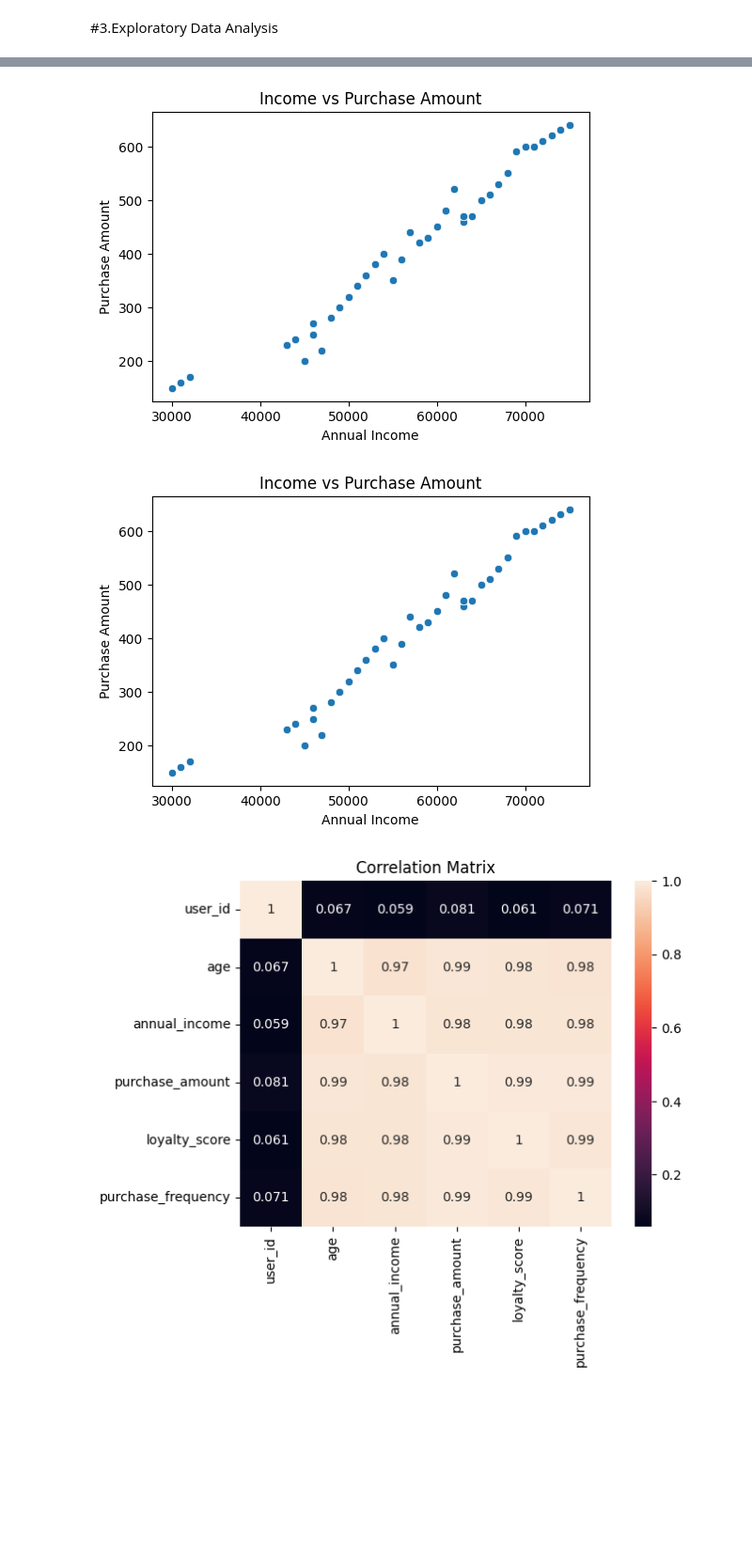
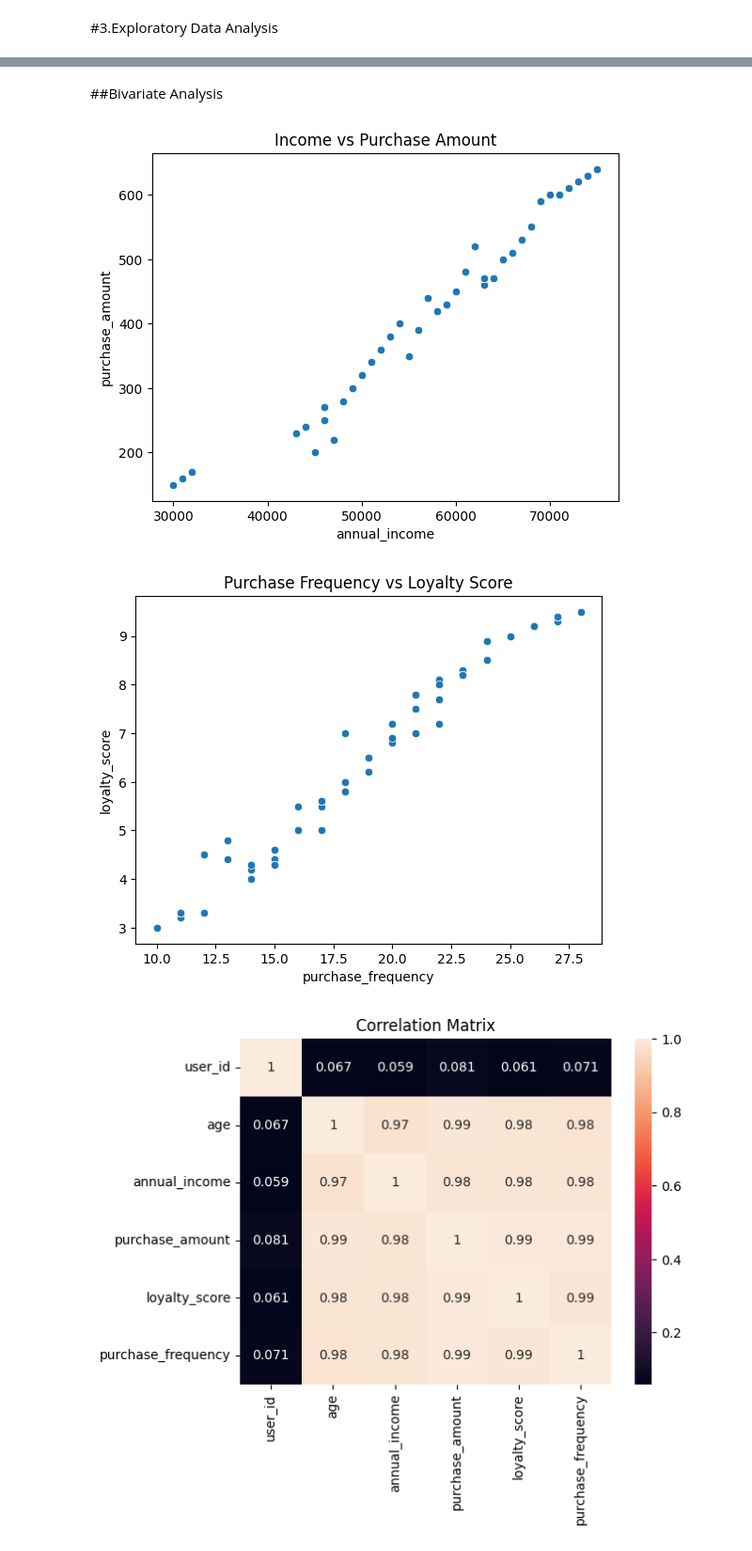
Before and after one commit to cvinushareddy/Data-science-projects, a Jupyter notebook: Task5_K_Means.ipynb, the cells around one changed output, grey strips where cells are left out. Shown at 94% size. Saved outputs shown, nothing was run; the diff lists cells and outputs as text; code cells hidden in the pictures; blank space fills up the shorter version.

```diff
--- a/Task5_K_Means.ipynb
+++ b/Task5_K_Means.ipynb
@@ -228,21 +232,19 @@ plt.show()
+# %% [markdown]
+##Bivariate Analysis
 # %%
-plt.figure(figsize=(6,4))
-sns.scatterplot(x='annual_income', y='purchase_amount', data=df)
-plt.title('Income vs Purchase Amount')
-plt.xlabel('Annual Income')
-plt.ylabel('Purchase Amount')
+plt.figure()
+sns.scatterplot(x=df['annual_income'], y=df['purchase_amount'])
+plt.title("Income vs Purchase Amount")
 plt.show()
 # %% [output]
-[figure, old version]
+[figure, new version]
 # %%
-plt.figure(figsize=(6,4))
-sns.scatterplot(x='annual_income', y='purchase_amount', data=df)
-plt.title('Income vs Purchase Amount')
-plt.xlabel('Annual Income')
-plt.ylabel('Purchase Amount')
+plt.figure()
+sns.scatterplot(x=df['purchase_frequency'], y=df['loyalty_score'])
+plt.title("Purchase Frequency vs Loyalty Score")
 plt.show()
 # %% [output]
-[figure, old version]
+[figure, new version]
 # %%
 plt.figure()
 sns.heatmap(df.corr(numeric_only=True), annot=True)
```
Also changed, not shown: parts of 7 cells of this notebook.
